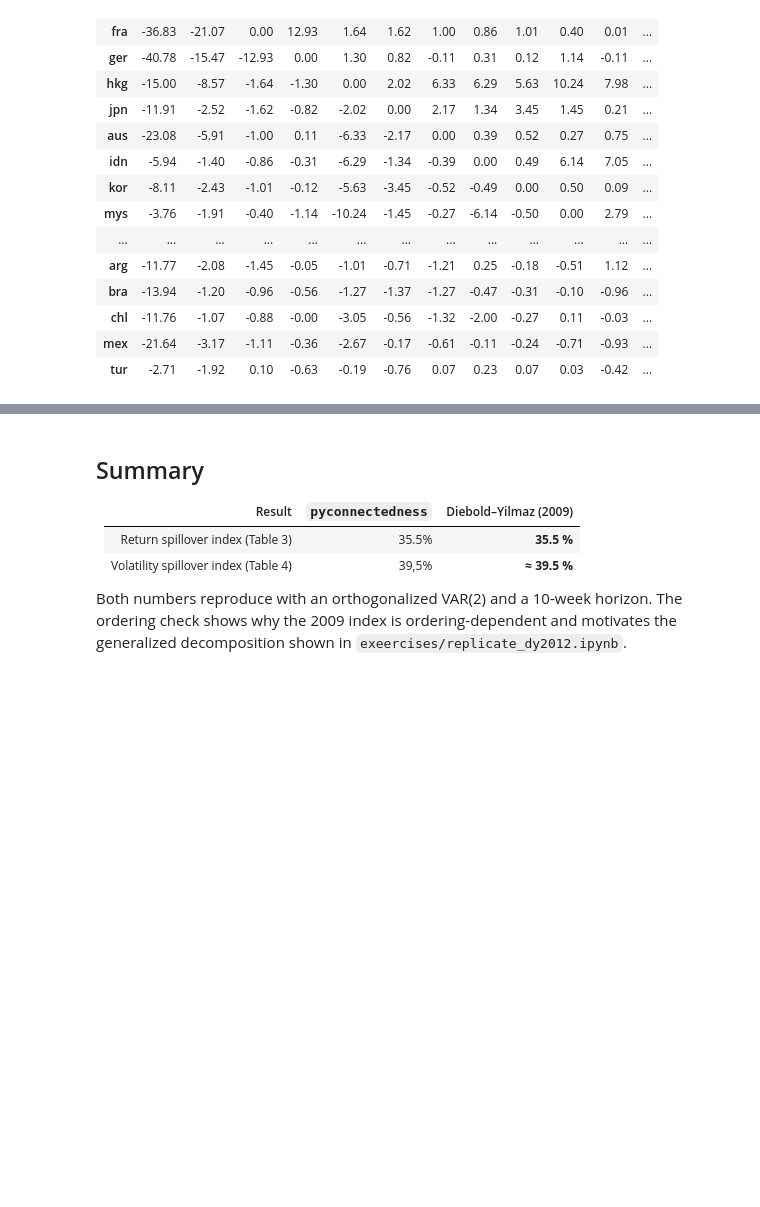
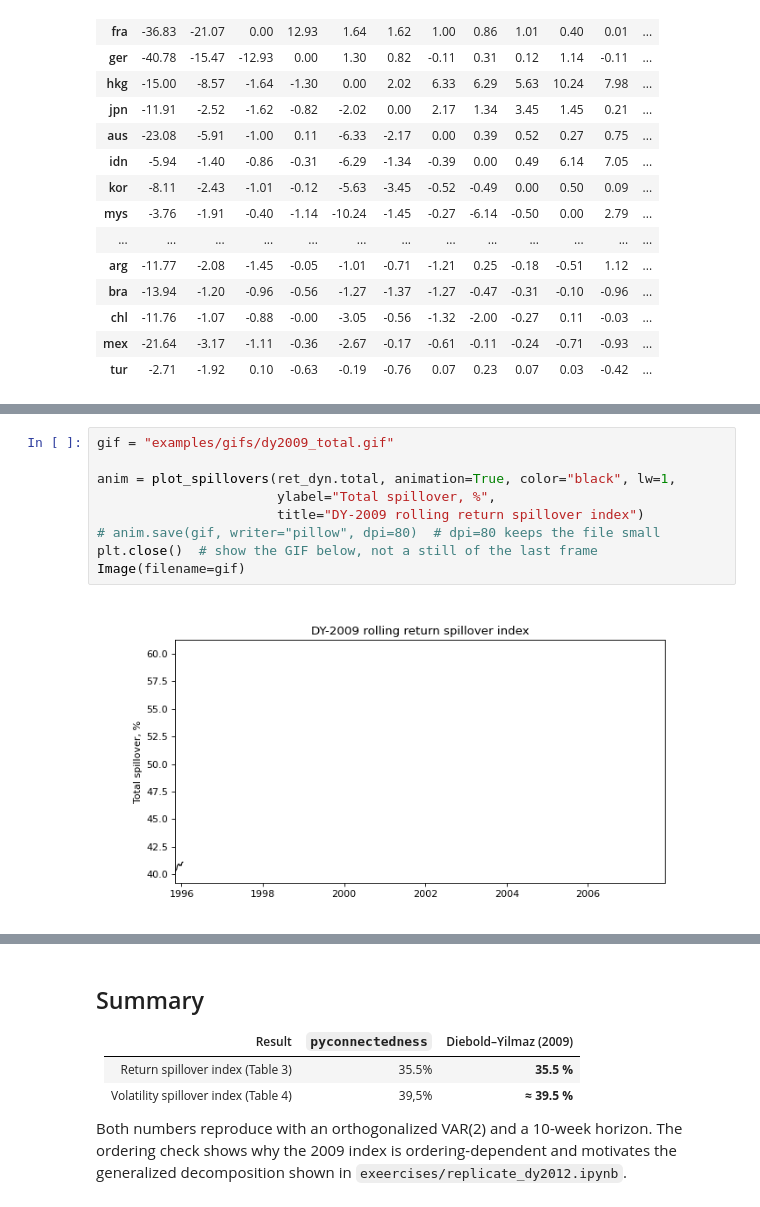
Before and after one commit to zstoi/PyConnectedness, a Jupyter notebook: examples/replicate_dy2009.ipynb, the cells around one changed output, grey strips where cells are left out. Saved outputs shown, nothing was run; the diff lists cells and outputs as text; blank space fills up the shorter version.

Commit message:
add animation example

```diff
--- a/examples/replicate_dy2009.ipynb
+++ b/examples/replicate_dy2009.ipynb
@@ -305,0 +320,11 @@ vol_conn.pairwise_net#.T
+# %%
+gif = "examples/gifs/dy2009_total.gif"
+
+anim = plot_spillovers(ret_dyn.total, animation=True, color="black", lw=1,
+                       ylabel="Total spillover, %",
+                       title="DY-2009 rolling return spillover index")
+# anim.save(gif, writer="pillow", dpi=80)  # dpi=80 keeps the file small
+plt.close()  # show the GIF below, not a still of the last frame
+Image(filename=gif)
+# %% [output]
+[figure, added]
```
Also changed, not shown: parts of 5 cells of this notebook, 3 other files.
